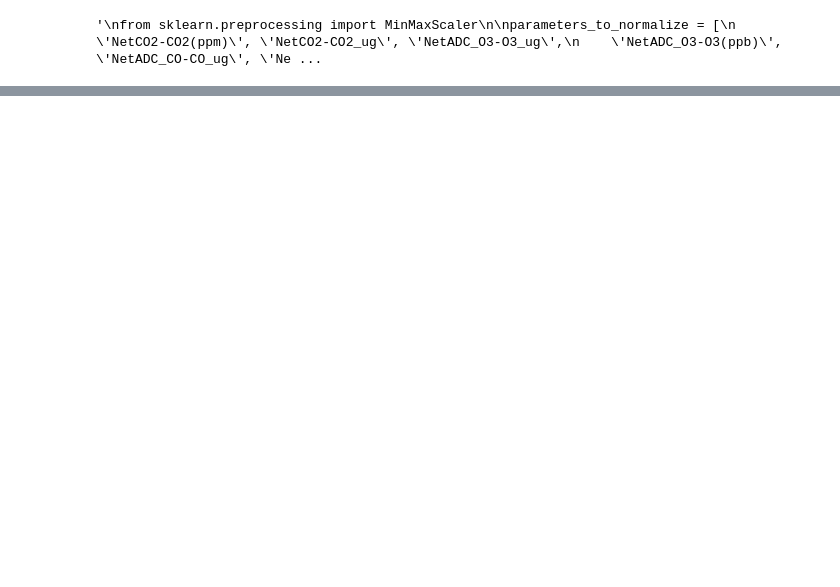
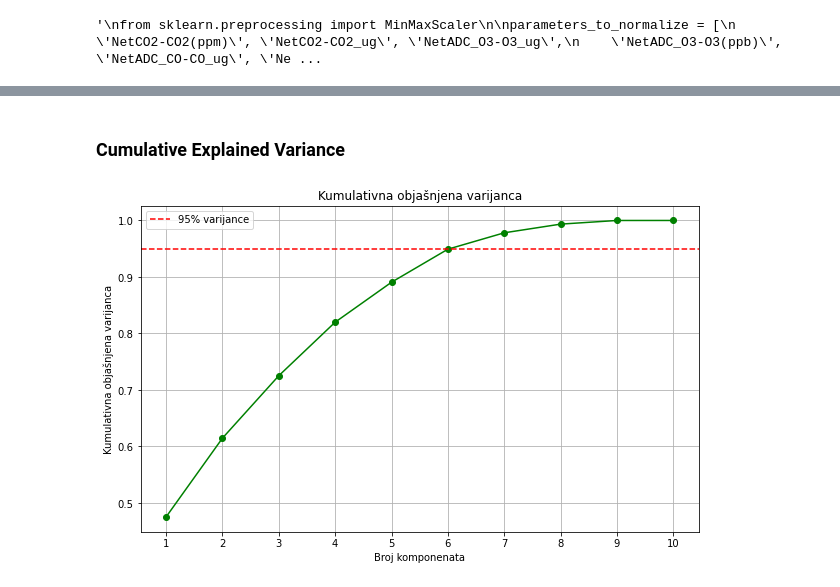
Before and after one commit to jurajtodic/AirQualityDetection, a Jupyter notebook: main.ipynb, the cells around one changed output, grey strips where cells are left out. Saved outputs shown, nothing was run; the diff lists cells and outputs as text; code cells hidden in the pictures; blank space fills up the shorter version.

```diff
--- a/main.ipynb
+++ b/main.ipynb
@@ -440,0 +521,20 @@ plt.show()
+# %% [markdown]
+### Cumulative Explained Variance
+# %%
+# Cumulative explained variance
+cumulative_variance = np.cumsum(pca.explained_variance_ratio_)
+
+plt.figure(figsize=(10, 6))
+plt.plot(components, cumulative_variance, marker='o', linestyle='-', color='g')
+plt.title('Kumulativna objašnjena varijanca')
+plt.xlabel('Broj komponenata')
+plt.ylabel('Kumulativna objašnjena varijanca')
+plt.xticks(components)
+plt.grid()
+
+# Add a threshold line (e.g., 95% variance explained)
+plt.axhline(y=0.95, color='r', linestyle='--', label='95% varijance')
+plt.legend()
+plt.show()
+# %% [output]
+[figure, added]
```
Also changed, not shown: parts of 17 cells of this notebook, 1 other file.
